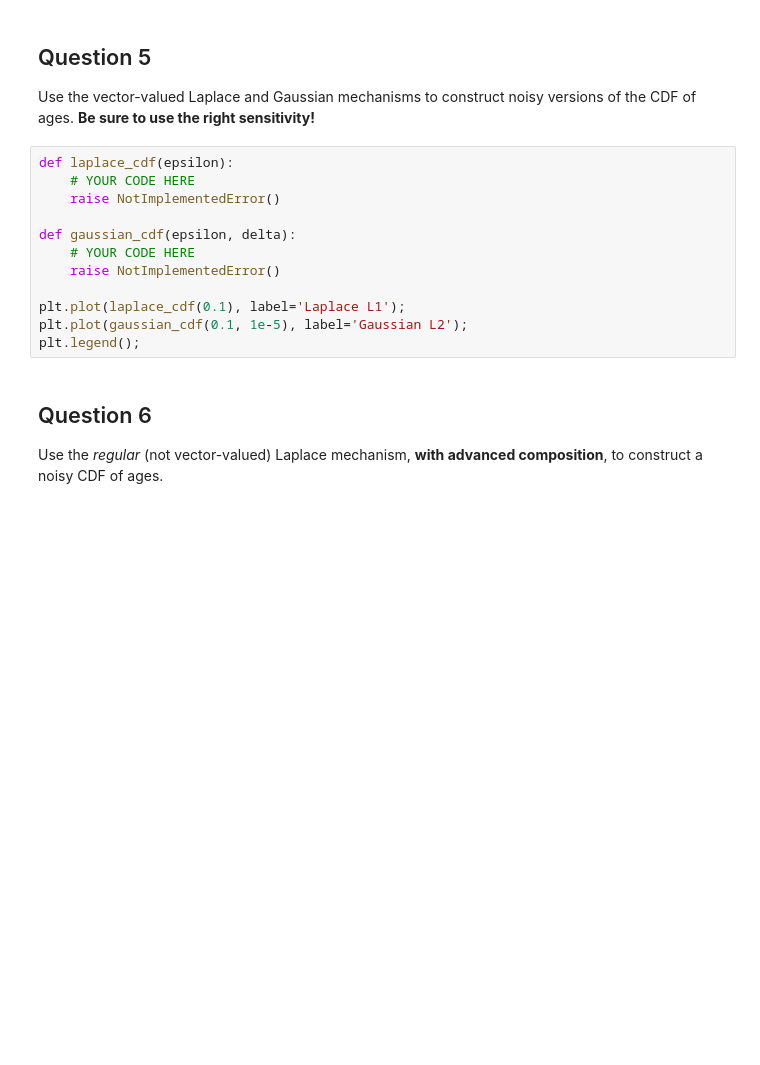
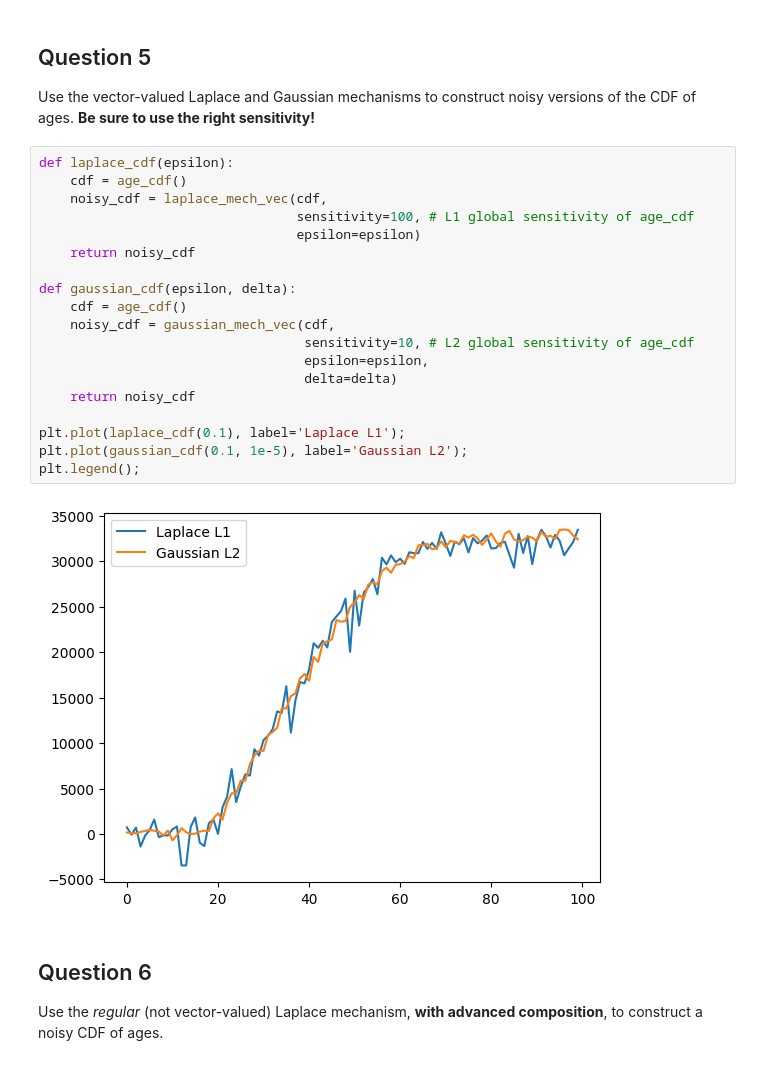
Before and after one commit to aaronperkel/cs3110-data-privacy, a Jupyter notebook: exercises/CS3110_Ex_09-30-24.ipynb, the cells around one changed output. Drawn from its saved outputs; the diff is of its cells as text; blank space fills up the shorter version.

```diff
--- a/exercises/CS3110_Ex_09-30-24.ipynb
+++ b/exercises/CS3110_Ex_09-30-24.ipynb
@@ -157,16 +173,25 @@ What is the **L2 global sensitivity** of `age_cdf`?
 Use the vector-valued Laplace and Gaussian mechanisms to construct noisy versions of the CDF of ages. **Be sure to use the right sensitivity!**
 # %%
 def laplace_cdf(epsilon):
-    # YOUR CODE HERE
-    raise NotImplementedError()
+    cdf = age_cdf()
+    noisy_cdf = laplace_mech_vec(cdf,
+                                 sensitivity=100, # L1 global sensitivity of age_cdf
+                                 epsilon=epsilon)
+    return noisy_cdf
 
 def gaussian_cdf(epsilon, delta):
-    # YOUR CODE HERE
-    raise NotImplementedError()
+    cdf = age_cdf()
+    noisy_cdf = gaussian_mech_vec(cdf,
+                                  sensitivity=10, # L2 global sensitivity of age_cdf
+                                  epsilon=epsilon,
+                                  delta=delta)
+    return noisy_cdf
 
 plt.plot(laplace_cdf(0.1), label='Laplace L1');
 plt.plot(gaussian_cdf(0.1, 1e-5), label='Gaussian L2');
 plt.legend();
+# %% [output]
+[figure, added]
 # %% [markdown]
 ## Question 6
 
```
Also changed, not shown: parts of 5 cells of this notebook.
